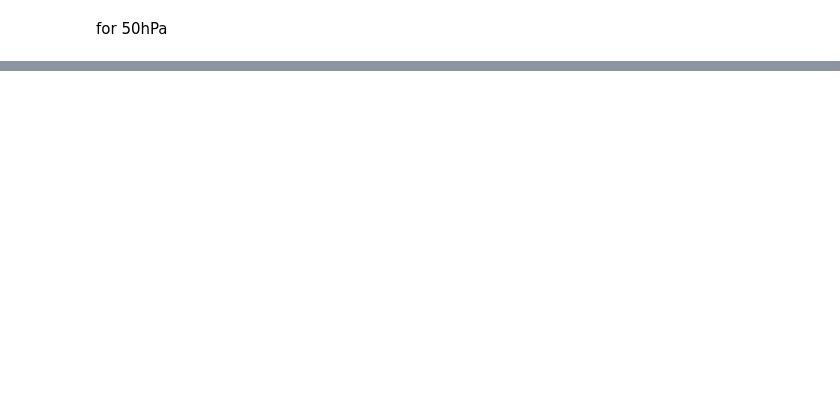
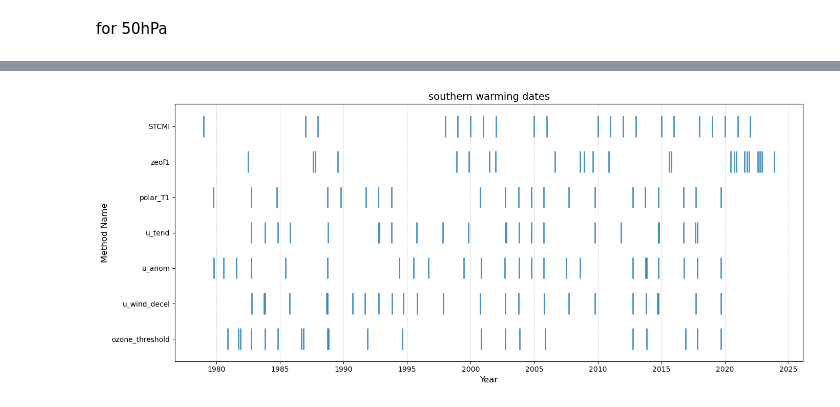
Before and after one commit to rachelelwu/sh-ssw-detection, a Jupyter notebook: src/test_main.ipynb, the cells around one changed output, grey strips where cells are left out. Cells and saved outputs as stored; diff of their text form; code cells hidden in the pictures; blank space fills up the shorter version.

```diff
--- a/src/test_main.ipynb
+++ b/src/test_main.ipynb
@@ -207,0 +347,2 @@ utend_events_df
+# %%
+zeof_events_df, zeof_event_dates = ssw.detect_pc1_events(int(lv/100), thresh=1, basepath=out_dir)
@@ -207,0 +383,4 @@ utend_events_df
+# %%
+stcmI_file = "sh_ssw_methods/processed/stcmI.1979-2023.txt"
+# %%
+stm_events_df, stm_event_years = ssw.detect_stmi_events(stcmI_file)
@@ -207,0 +455,2 @@ utend_events_df
+# %%
+full_df = pd.concat([tco3_events_df, u1060_events_df, uanom_events_df, utend_events_df, polarT_events_df, zeof_events_df,stm_events_df])
@@ -207,0 +473,4 @@ utend_events_df
+# %%
+plot_method_timeline(full_df)
+# %% [output]
+[figure, added]
```
Also changed, not shown: parts of 43 cells of this notebook, 1 other file.
